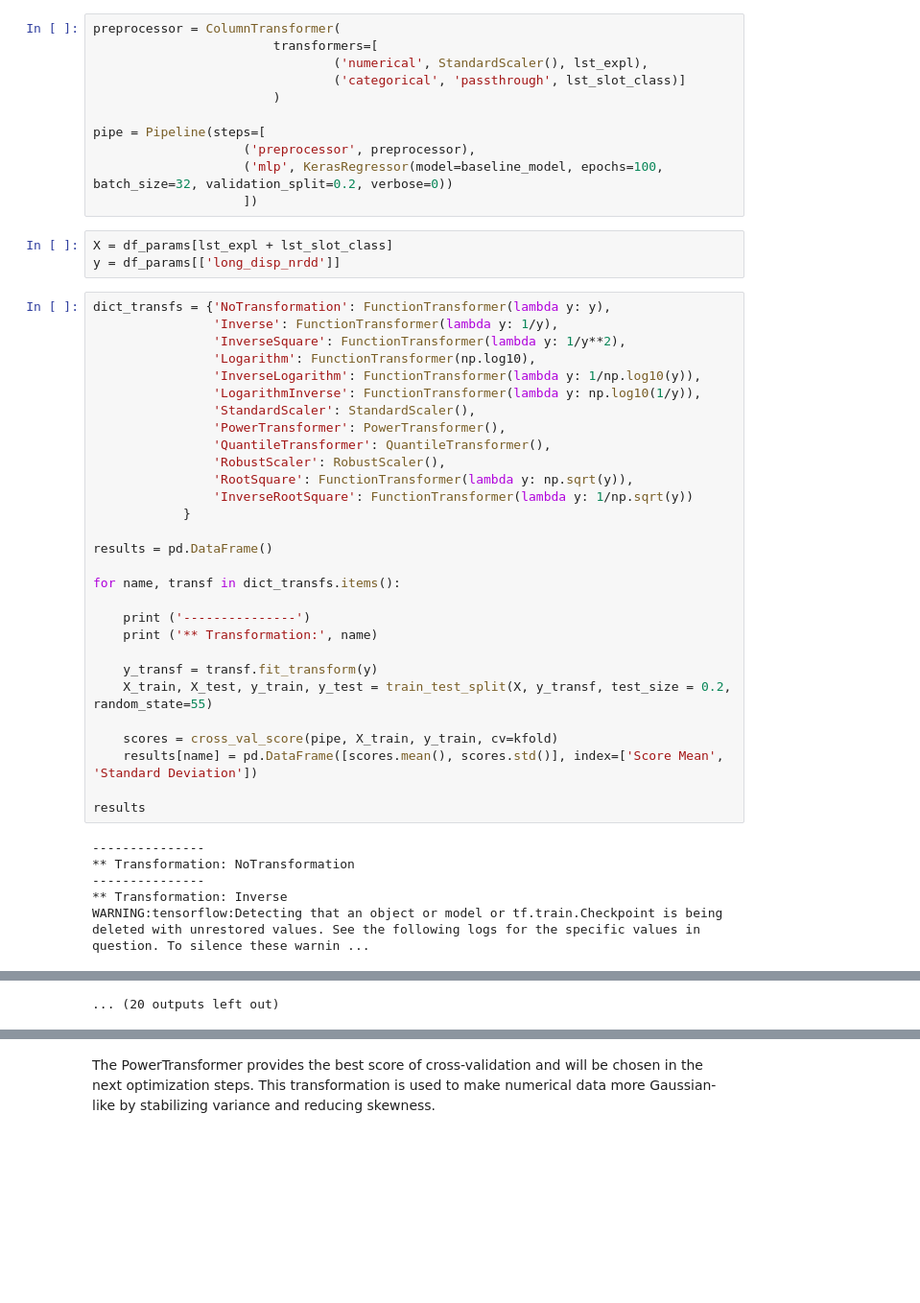
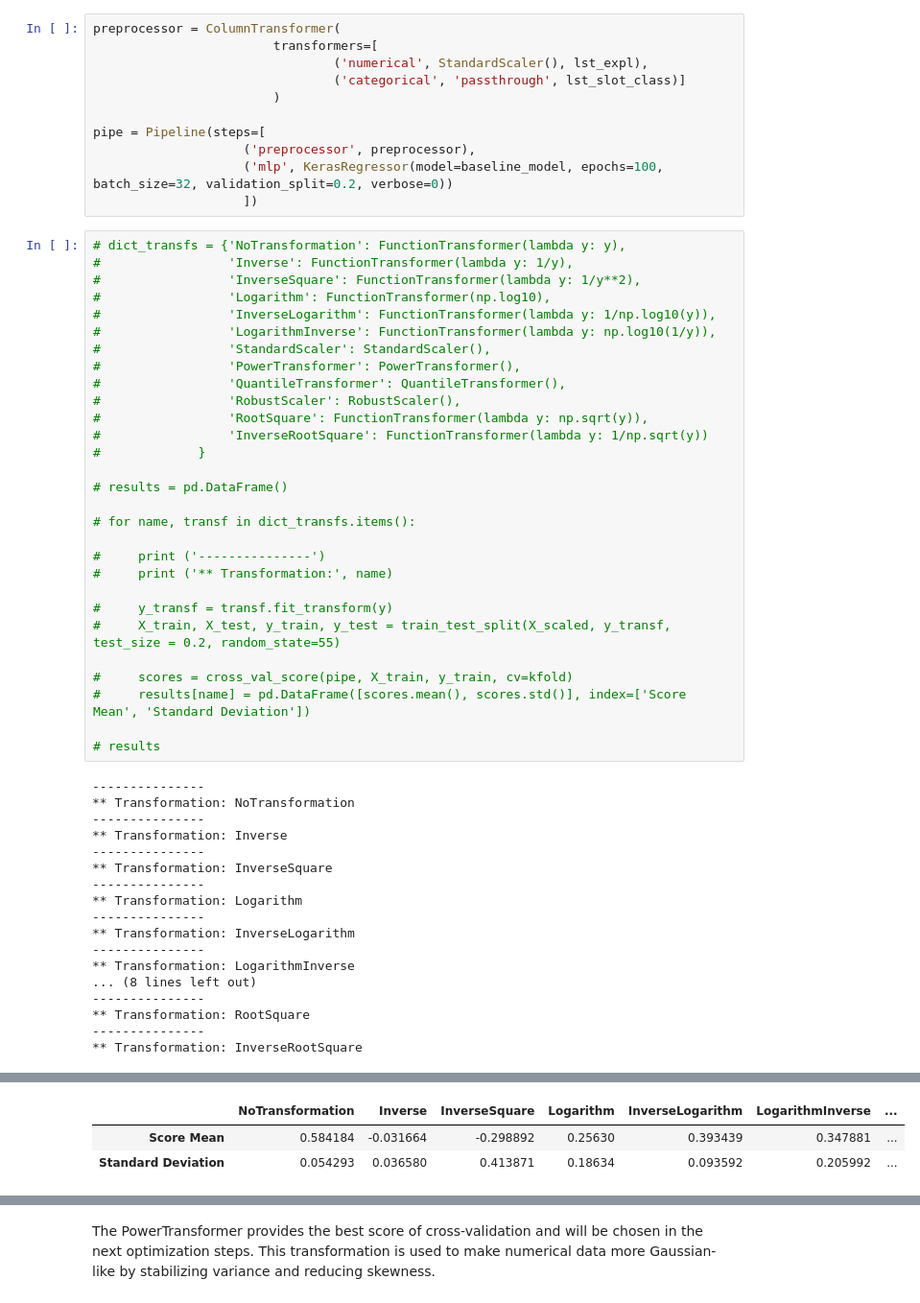
Before and after one commit to francoisbrouet/sep24_cds_int_us-welding, a Jupyter notebook: 5-neural_network_03_long_displacements.ipynb, the cells around one changed output, grey strips where cells are left out. Shown: that part at 96% size. Cells and saved outputs as stored; diff of their text form; blank space fills up the shorter version.

```diff
--- a/5-neural_network_03_long_displacements.ipynb
+++ b/5-neural_network_03_long_displacements.ipynb
@@ -185,41 +117,50 @@ pipe = Pipeline(steps=[
                     ('preprocessor', preprocessor),
                     ('mlp', KerasRegressor(model=baseline_model, epochs=100, batch_size=32, validation_split=0.2, verbose=0))
                     ])
-# %%
-X = df_params[lst_expl + lst_slot_class]
-y = df_params[['long_disp_nrdd']]
 # %%
-dict_transfs = {'NoTransformation': FunctionTransformer(lambda y: y),
-                'Inverse': FunctionTransformer(lambda y: 1/y),
-                'InverseSquare': FunctionTransformer(lambda y: 1/y**2),
-                'Logarithm': FunctionTransformer(np.log10),
-                'InverseLogarithm': FunctionTransformer(lambda y: 1/np.log10(y)),
-                'LogarithmInverse': FunctionTransformer(lambda y: np.log10(1/y)),
-                'StandardScaler': StandardScaler(),
-                'PowerTransformer': PowerTransformer(),
-                'QuantileTransformer': QuantileTransformer(),
-                'RobustScaler': RobustScaler(),
-                'RootSquare': FunctionTransformer(lambda y: np.sqrt(y)),
-                'InverseRootSquare': FunctionTransformer(lambda y: 1/np.sqrt(y))
-            }
+# dict_transfs = {'NoTransformation': FunctionTransformer(lambda y: y),
+#                 'Inverse': FunctionTransformer(lambda y: 1/y),
+#                 'InverseSquare': FunctionTransformer(lambda y: 1/y**2),
+#                 'Logarithm': FunctionTransformer(np.log10),
+#                 'InverseLogarithm': FunctionTransformer(lambda y: 1/np.log10(y)),
+#                 'LogarithmInverse': FunctionTransformer(lambda y: np.log10(1/y)),
+#                 'StandardScaler': StandardScaler(),
+#                 'PowerTransformer': PowerTransformer(),
+#                 'QuantileTransformer': QuantileTransformer(),
+#                 'RobustScaler': RobustScaler(),
+#                 'RootSquare': FunctionTransformer(lambda y: np.sqrt(y)),
+#                 'InverseRootSquare': FunctionTransformer(lambda y: 1/np.sqrt(y))
+#             }
 
-results = pd.DataFrame()
+# results = pd.DataFrame()
 
-for name, transf in dict_transfs.items():
+# for name, transf in dict_transfs.items():
 
-    print ('---------------')
-    print ('** Transformation:', name)
+#     print ('---------------')
+#     print ('** Transformation:', name)
 
-    y_transf = transf.fit_transform(y)
-    X_train, X_test, y_train, y_test = train_test_split(X, y_transf, test_size = 0.2, random_state=55)
+#     y_transf = transf.fit_transform(y)
+#     X_train, X_test, y_train, y_test = train_test_split(X_scaled, y_transf, test_size = 0.2, random_state=55)
 
-    scores = cross_val_score(pipe, X_train, y_train, cv=kfold)
-    results[name] = pd.DataFrame([scores.mean(), scores.std()], index=['Score Mean', 'Standard Deviation'])
+#     scores = cross_val_score(pipe, X_train, y_train, cv=kfold)
+#     results[name] = pd.DataFrame([scores.mean(), scores.std()], index=['Score Mean', 'Standard Deviation'])
 
-results
+# results
 # %% [output]
 ---------------
 ** Transformation: NoTransformation
 ---------------
 ** Transformation: Inverse
-WARNING:tensorflow:Detecting that an object or model or tf.train.Checkpoint is being deleted with unrestored values. See the following logs for the specific values in question. To silence these warnin ...
+---------------
+** Transformation: InverseSquare
+---------------
+** Transformation: Logarithm
+---------------
+** Transformation: InverseLogarithm
+---------------
+** Transformation: LogarithmInverse
+... (8 lines left out)
+---------------
+** Transformation: RootSquare
+---------------
+** Transformation: InverseRootSquare
@@ -237 +167,3 @@ WARNING:tensorflow:Value in checkpoint could not be found in the restored object
-... (20 outputs left out)
+|  | NoTransformation | Inverse | InverseSquare | Logarithm | InverseLogarithm | LogarithmInverse | ... |
+| Score Mean | 0.584184 | -0.031664 | -0.298892 | 0.25630 | 0.393439 | 0.347881 | ... |
+| Standard Deviation | 0.054293 | 0.036580 | 0.413871 | 0.18634 | 0.093592 | 0.205992 | ... |
```
Also changed, not shown: parts of 43 cells of this notebook, 5 other files.
